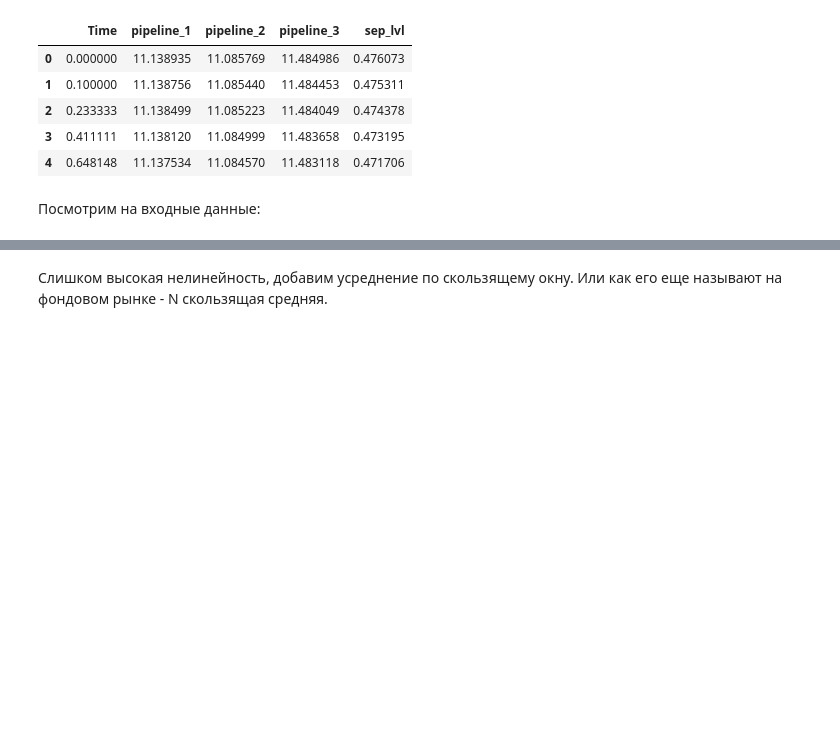
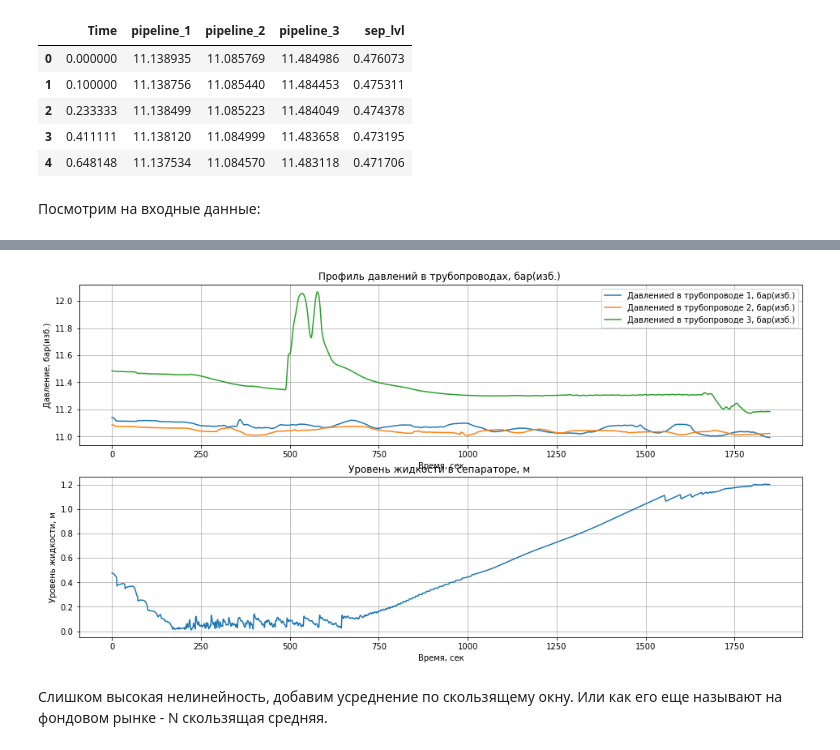
Before and after one commit to ShamanValenok117/Diploma, a Jupyter notebook: notebooks/explore/akk_01_explore.ipynb, the cells around one changed output, grey strips where cells are left out. Saved outputs shown, nothing was run; the diff lists cells and outputs as text; code cells hidden in the pictures; blank space fills up the shorter version.

```diff
--- a/notebooks/explore/akk_01_explore.ipynb
+++ b/notebooks/explore/akk_01_explore.ipynb
@@ -43,3 +43,29 @@ for i, col in enumerate( df.columns[1:] , 1):
+# %%
+fig = plt.figure(figsize=(16, 8))
+
+subplot = fig.add_subplot(2, 1, 1)
+
+subplot.set_title('Профиль давлений в трубопроводах, бар(изб.) ')
+plt.plot(df['pipeline_1'], label = 'Давлениеd в трубопроводе 1, бар(изб.)')
+plt.plot(df['pipeline_2'], label = 'Давлениеd в трубопроводе 2, бар(изб.)')
+plt.plot(df['pipeline_3'], label = 'Давлениеd в трубопроводе 3, бар(изб.)')
+
+plt.legend(loc='best')
+
+plt.ylabel('Давление, бар(изб.)')
+plt.xlabel('Время, сек')
+plt.grid();
+
+subplot = fig.add_subplot(2, 1,2)
+
+subplot.set_title('Уровень жидкости в сепараторе, м ')
+plt.plot(df['sep_lvl'])
+
+plt.ylabel('Уровень жидкости, м')
+plt.xlabel('Время, сек')
+plt.grid();
+# %% [output]
+[figure, added]
 # %% [markdown]
 Слишком высокая нелинейность, добавим усреднение по скользящему окну. Или как его еще называют на фондовом рынке - N скользящая средняя.
 # %%
```
Also changed, not shown: parts of 2 cells of this notebook.
